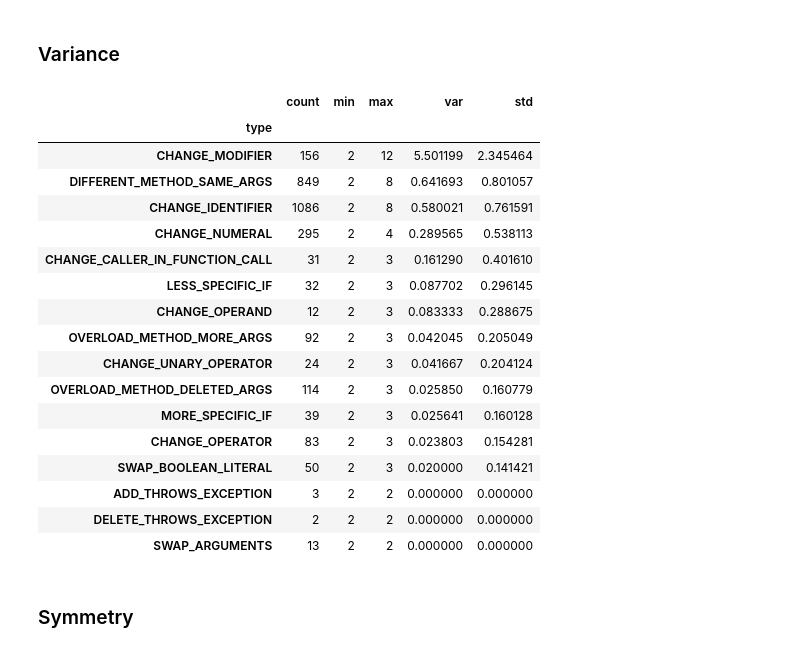
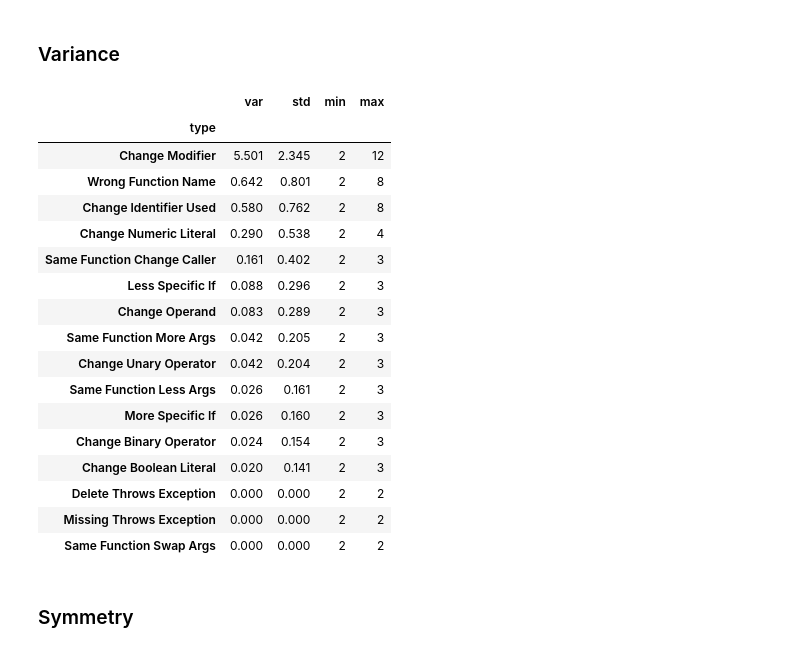
Before and after one commit to parvezmrobin/msr-2021, a Jupyter notebook: notebooks/stat-analysis.ipynb, the cells around one changed output. Cells and saved outputs as stored; diff of their text form; code cells hidden in the pictures.

```diff
--- a/notebooks/stat-analysis.ipynb
+++ b/notebooks/stat-analysis.ipynb
@@ -5,5 +6,7 @@ import numpy as np
 import pandas as pd
 import sqlite3
+# %%
+pd.set_option('precision', 3)
 # %%
 cursor = sqlite3.connect('../database/sstubs.db').cursor()
 data = list(cursor.execute('SELECT * FROM sstubs_large'))
@@ -29,6 +32,30 @@ sstubs_df = sstubs_df.merge(
     left_on='child',
     right_on='commit'
 )
+# %%
+bugTypeMap = {
+    'CHANGE_MODIFIER': 'Change Modifier',
+    'CHANGE_NUMERAL': 'Change Numeric Literal',
+    'DIFFERENT_METHOD_SAME_ARGS': 'Wrong Function Name',
+    'CHANGE_IDENTIFIER': 'Change Identifier Used',
+
+    'CHANGE_CALLER_IN_FUNCTION_CALL': 'Same Function Change Caller',
+    'LESS_SPECIFIC_IF': 'Less Specific If',
+    'MORE_SPECIFIC_IF': 'More Specific If',
+    'CHANGE_OPERAND': 'Change Operand',
+
+    'SWAP_ARGUMENTS': 'Same Function Swap Args',
+    'OVERLOAD_METHOD_MORE_ARGS': 'Same Function More Args',
+    'OVERLOAD_METHOD_DELETED_ARGS': 'Same Function Less Args',
+    'CHANGE_OPERATOR': 'Change Binary Operator',
+
+    'CHANGE_UNARY_OPERATOR': 'Change Unary Operator',
+    'SWAP_BOOLEAN_LITERAL': 'Change Boolean Literal',
+    'ADD_THROWS_EXCEPTION': 'Missing Throws Exception',
+    'DELETE_THROWS_EXCEPTION': 'Delete Throws Exception',
+}
+
+sstubs_df['type'] = sstubs_df['type'].map(bugTypeMap)
 # %%
 sstubs_df.iloc[0]
 # %% [output]
@@ -270,28 +302,28 @@ central_tendency_df
 ### Variance
 # %%
 variance_df = fix_df.groupby('type').distance\
-    .agg(['count', 'min', 'max', 'var', 'std'])\
+    .agg(['var', 'std', 'min', 'max'])\
     .sort_values('var', ascending=False)
 variance_df
 # %% [output]
-|  | count | min | max | var | std |
-| type |  |  |  |  |  |
-| CHANGE_MODIFIER | 156 | 2 | 12 | 5.501199 | 2.345464 |
-| DIFFERENT_METHOD_SAME_ARGS | 849 | 2 | 8 | 0.641693 | 0.801057 |
-| CHANGE_IDENTIFIER | 1086 | 2 | 8 | 0.580021 | 0.761591 |
-| CHANGE_NUMERAL | 295 | 2 | 4 | 0.289565 | 0.538113 |
-| CHANGE_CALLER_IN_FUNCTION_CALL | 31 | 2 | 3 | 0.161290 | 0.401610 |
-| LESS_SPECIFIC_IF | 32 | 2 | 3 | 0.087702 | 0.296145 |
-| CHANGE_OPERAND | 12 | 2 | 3 | 0.083333 | 0.288675 |
-| OVERLOAD_METHOD_MORE_ARGS | 92 | 2 | 3 | 0.042045 | 0.205049 |
-| CHANGE_UNARY_OPERATOR | 24 | 2 | 3 | 0.041667 | 0.204124 |
-| OVERLOAD_METHOD_DELETED_ARGS | 114 | 2 | 3 | 0.025850 | 0.160779 |
-| MORE_SPECIFIC_IF | 39 | 2 | 3 | 0.025641 | 0.160128 |
-| CHANGE_OPERATOR | 83 | 2 | 3 | 0.023803 | 0.154281 |
-| SWAP_BOOLEAN_LITERAL | 50 | 2 | 3 | 0.020000 | 0.141421 |
-| ADD_THROWS_EXCEPTION | 3 | 2 | 2 | 0.000000 | 0.000000 |
-| DELETE_THROWS_EXCEPTION | 2 | 2 | 2 | 0.000000 | 0.000000 |
-| SWAP_ARGUMENTS | 13 | 2 | 2 | 0.000000 | 0.000000 |
+|  | var | std | min | max |
+| type |  |  |  |  |
+| Change Modifier | 5.501 | 2.345 | 2 | 12 |
+| Wrong Function Name | 0.642 | 0.801 | 2 | 8 |
+| Change Identifier Used | 0.580 | 0.762 | 2 | 8 |
+| Change Numeric Literal | 0.290 | 0.538 | 2 | 4 |
+| Same Function Change Caller | 0.161 | 0.402 | 2 | 3 |
+| Less Specific If | 0.088 | 0.296 | 2 | 3 |
+| Change Operand | 0.083 | 0.289 | 2 | 3 |
+| Same Function More Args | 0.042 | 0.205 | 2 | 3 |
+| Change Unary Operator | 0.042 | 0.204 | 2 | 3 |
+| Same Function Less Args | 0.026 | 0.161 | 2 | 3 |
+| More Specific If | 0.026 | 0.160 | 2 | 3 |
+| Change Binary Operator | 0.024 | 0.154 | 2 | 3 |
+| Change Boolean Literal | 0.020 | 0.141 | 2 | 3 |
+| Delete Throws Exception | 0.000 | 0.000 | 2 | 2 |
+| Missing Throws Exception | 0.000 | 0.000 | 2 | 2 |
+| Same Function Swap Args | 0.000 | 0.000 | 2 | 2 |
 # %% [markdown]
 ### Symmetry
 # %%
```
Also changed, not shown: parts of 17 cells of this notebook.
